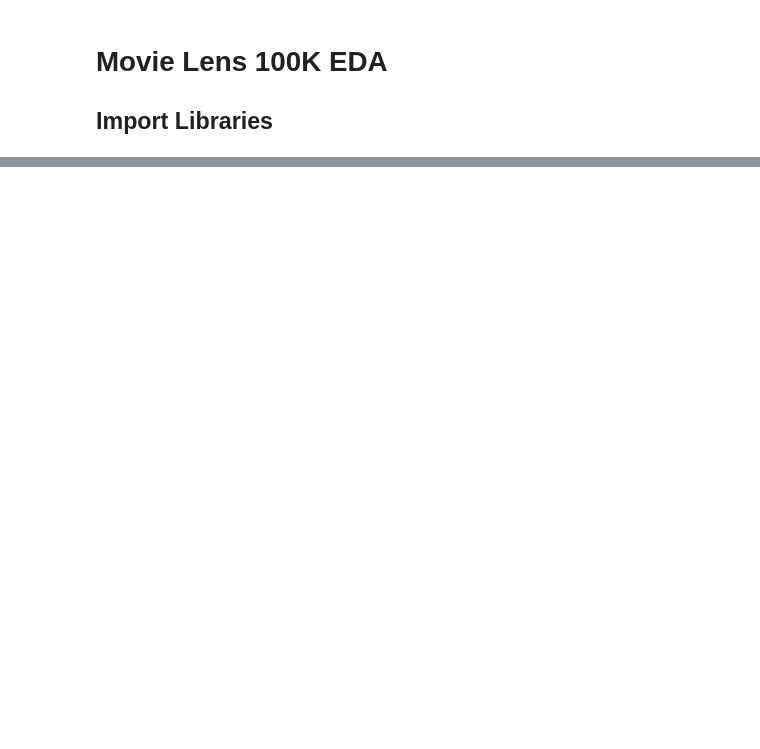
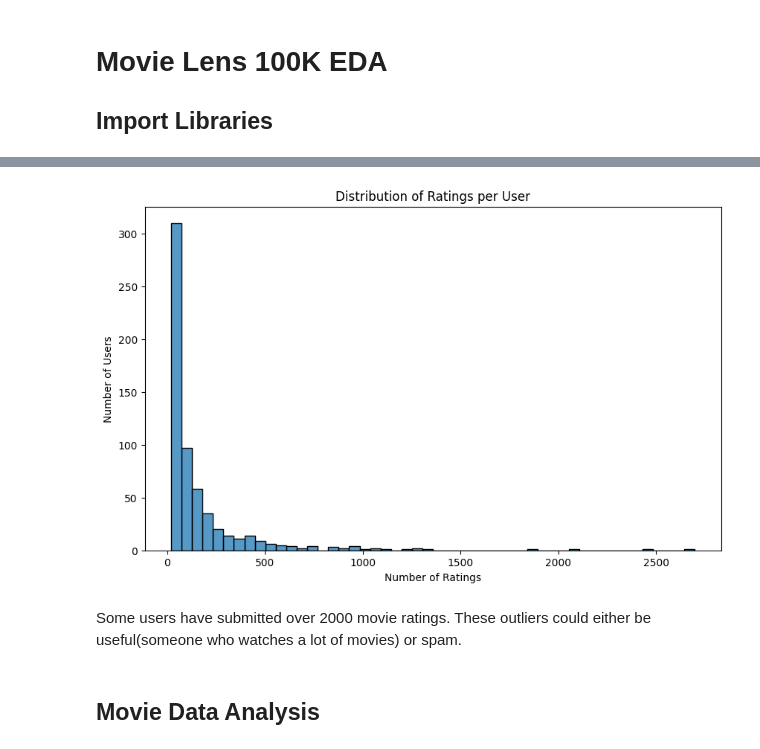
Before and after one commit to JFriendship/Movie-Recommendation-System, a Jupyter notebook: movieLensEDA.ipynb, the cells around one changed output, grey strips where cells are left out. Drawn from its saved outputs; the diff is of its cells as text; code cells hidden in the pictures; blank space fills up the shorter version.

```diff
--- a/movieLensEDA.ipynb
+++ b/movieLensEDA.ipynb
@@ -22,0 +108,15 @@ print(df_movies.head())
+# %%
+ratings_per_user = df_ratings['userId'].value_counts()
+
+plt.figure(figsize=(10, 6))
+sns.histplot(data=ratings_per_user, bins=50)
+plt.title('Distribution of Ratings per User')
+plt.xlabel('Number of Ratings')
+plt.ylabel('Number of Users')
+plt.show()
+# %% [output]
+[figure, added]
+# %% [markdown]
+Some users have submitted over 2000 movie ratings. These outliers could either be useful(someone who watches a lot of movies) or spam.
+# %% [markdown]
+## Movie Data Analysis
```
Also changed, not shown: parts of 23 cells of this notebook.
